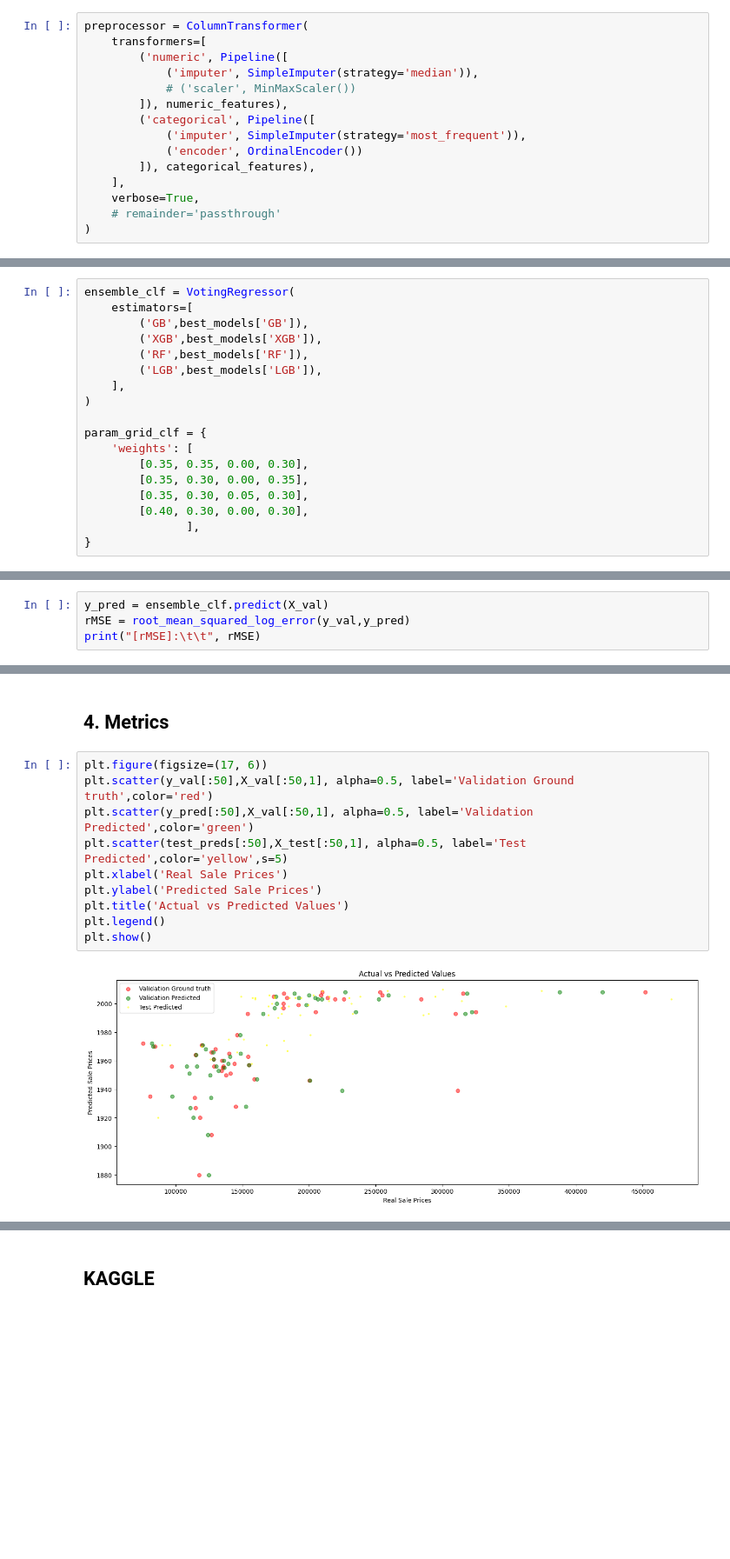
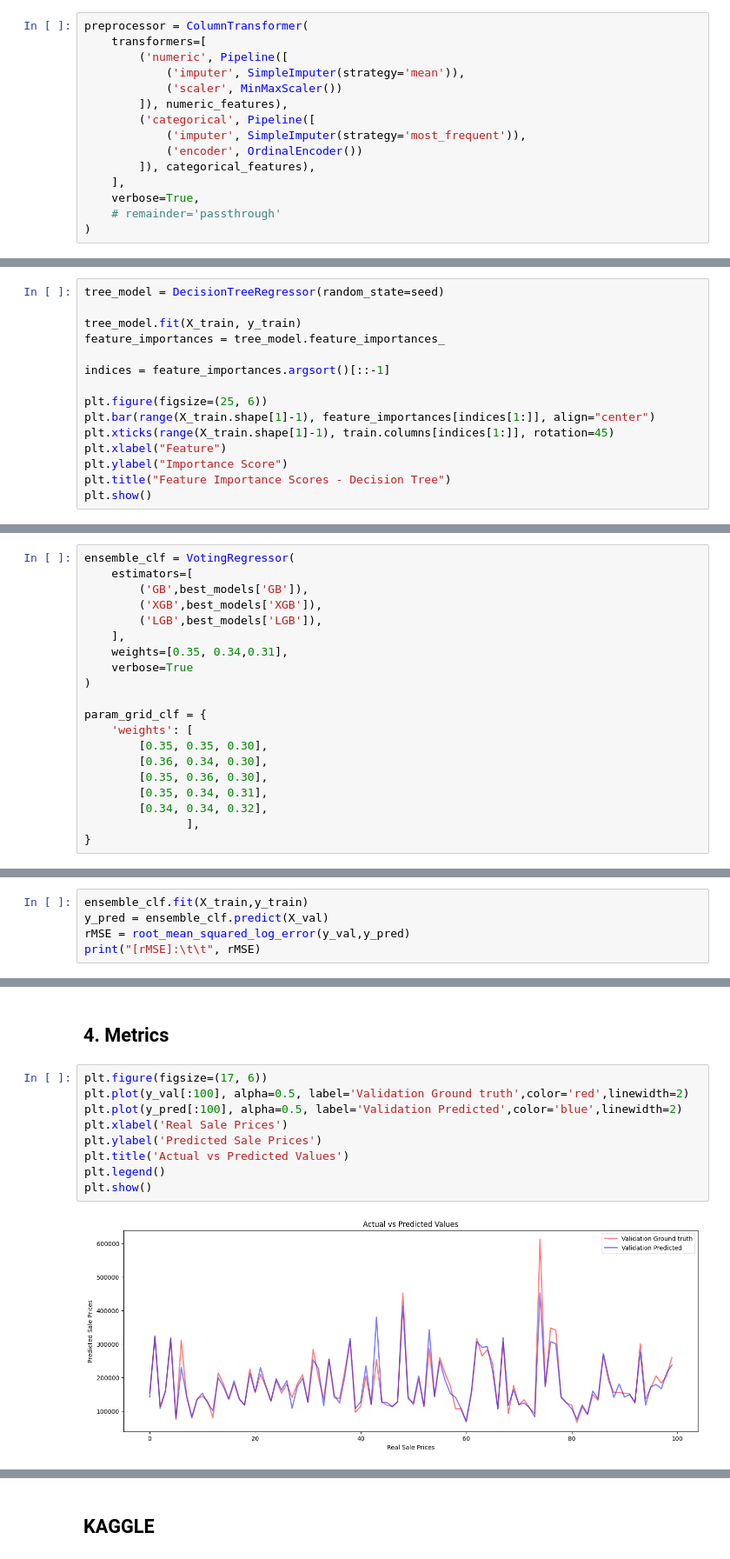
Before and after one commit to tudi72/2023_HOUSE_PRICE_REGRESSION, a Jupyter notebook: house_regression.ipynb, the cells around one changed output, grey strips where cells are left out. Shown: that part at 87% size. Cells and saved outputs as stored; diff of their text form; blank space fills up the shorter version.

Commit message:
[rMSE]: 0.112 ensemble

```diff
--- a/house_regression.ipynb
+++ b/house_regression.ipynb
@@ -31,8 +31,8 @@ features = numeric_features + categorical_features
 preprocessor = ColumnTransformer(
     transformers=[
         ('numeric', Pipeline([
-            ('imputer', SimpleImputer(strategy='median')),
-            # ('scaler', MinMaxScaler())
+            ('imputer', SimpleImputer(strategy='mean')),
+            ('scaler', MinMaxScaler())
         ]), numeric_features),
         ('categorical', Pipeline([
             ('imputer', SimpleImputer(strategy='most_frequent')),
@@ -153,0 +158,15 @@ X_train, X_val, y_train, y_val = train_test_split(X_train, train['SalePrice'].va
+# %%
+tree_model = DecisionTreeRegressor(random_state=seed)
+
+tree_model.fit(X_train, y_train)
+feature_importances = tree_model.feature_importances_
+
+indices = feature_importances.argsort()[::-1]
+
+plt.figure(figsize=(25, 6))
+plt.bar(range(X_train.shape[1]-1), feature_importances[indices[1:]], align="center")
+plt.xticks(range(X_train.shape[1]-1), train.columns[indices[1:]], rotation=45)
+plt.xlabel("Feature")
+plt.ylabel("Importance Score")
+plt.title("Feature Importance Scores - Decision Tree")
+plt.show()
@@ -245,17 +268,19 @@ ensemble_clf = VotingRegressor(
     estimators=[
         ('GB',best_models['GB']),
         ('XGB',best_models['XGB']),
-        ('RF',best_models['RF']),
         ('LGB',best_models['LGB']),
     ],
+    weights=[0.35, 0.34,0.31],
+    verbose=True
 )
 
 param_grid_clf = {
     'weights': [
-        [0.35, 0.35, 0.00, 0.30],
-        [0.35, 0.30, 0.00, 0.35],
-        [0.35, 0.30, 0.05, 0.30],
-        [0.40, 0.30, 0.00, 0.30],
+        [0.35, 0.35, 0.30],
+        [0.36, 0.34, 0.30],
+        [0.35, 0.36, 0.30],
+        [0.35, 0.34, 0.31],
+        [0.34, 0.34, 0.32],
                ],
 }
 # %%
@@ -287,4 +315,5 @@ You can set `force_col_wise=true` to remove the overhead.
 # %%
+ensemble_clf.fit(X_train,y_train)
 y_pred = ensemble_clf.predict(X_val)
 rMSE = root_mean_squared_log_error(y_val,y_pred)
 print("[rMSE]:\t\t", rMSE)
@@ -297,13 +332,12 @@ test_preds = ensemble_clf.predict(X_test)
 ## 4. Metrics
 # %%
 plt.figure(figsize=(17, 6))
-plt.scatter(y_val[:50],X_val[:50,1], alpha=0.5, label='Validation Ground truth',color='red')
-plt.scatter(y_pred[:50],X_val[:50,1], alpha=0.5, label='Validation Predicted',color='green')
-plt.scatter(test_preds[:50],X_test[:50,1], alpha=0.5, label='Test Predicted',color='yellow',s=5)
+plt.plot(y_val[:100], alpha=0.5, label='Validation Ground truth',color='red',linewidth=2)
+plt.plot(y_pred[:100], alpha=0.5, label='Validation Predicted',color='blue',linewidth=2)
 plt.xlabel('Real Sale Prices')
 plt.ylabel('Predicted Sale Prices')
 plt.title('Actual vs Predicted Values')
 plt.legend()
 plt.show()
 # %% [output]
-[figure, old version]
+[figure, new version]
```
Also changed, not shown: parts of 14 cells of this notebook, 1 other file.
